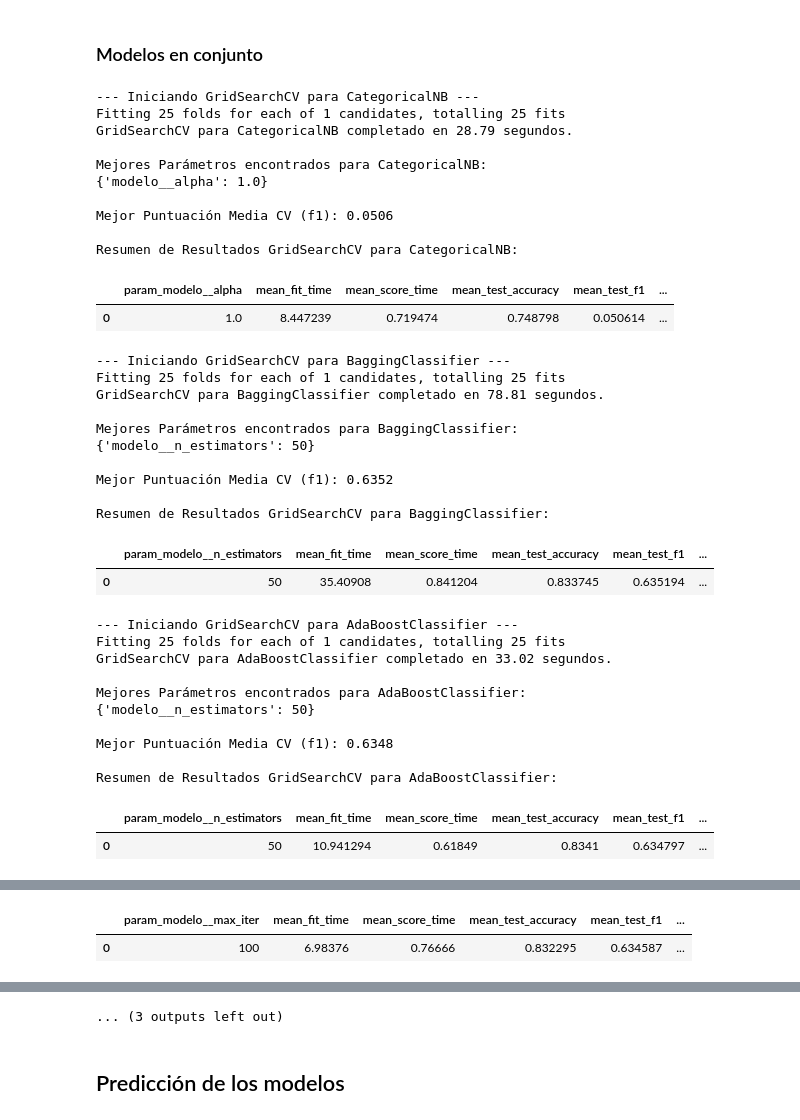
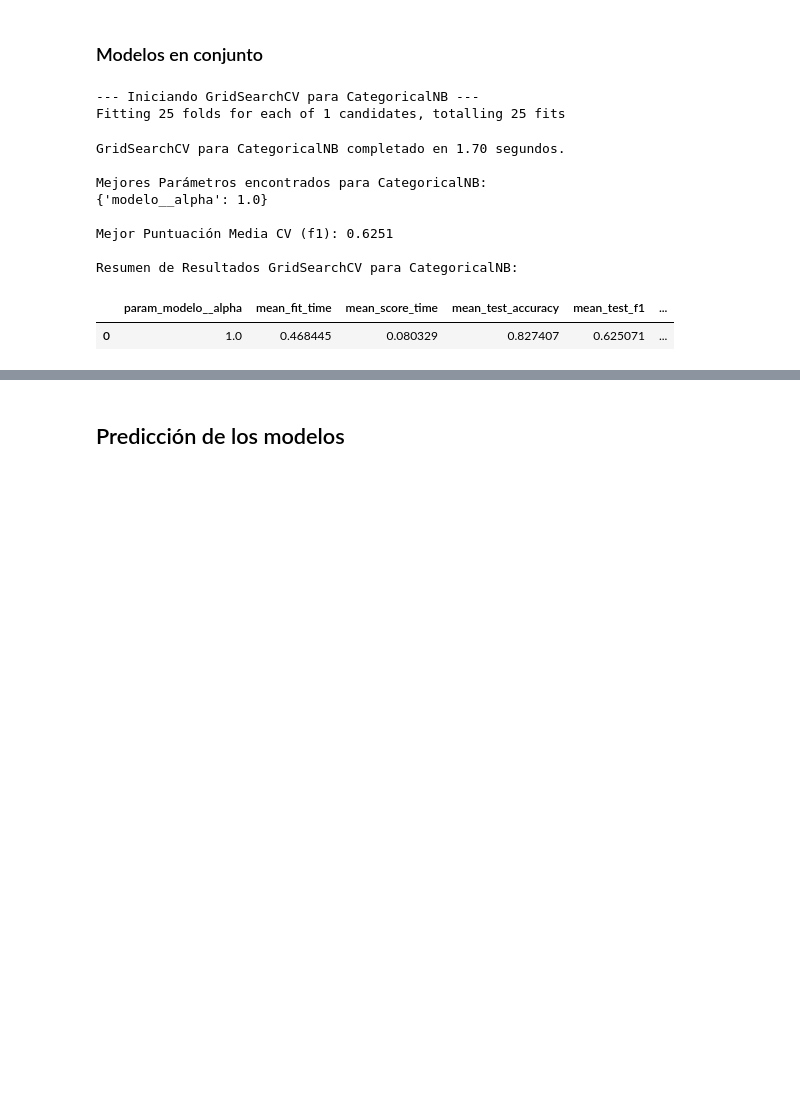
Before and after one commit to albertoPerez25/Clasificacion_Autonoma_de_Imagenes_Satelitales, a Jupyter notebook: Práctica 2 - Aprendizaje y selección de modelos de clasificación .ipynb, the cells around one changed output, grey strips where cells are left out. Drawn from its saved outputs; the diff is of its cells as text; code cells hidden in the pictures; blank space fills up the shorter version.

Commit message:
BUGFIX: Arreglado predicciones en el objeto modelo; Implementado pipeline para CategoricalNB

```diff
--- a/Práctica 2 - Aprendizaje y selección de modelos de clasificación .ipynb
+++ b/Práctica 2 - Aprendizaje y selección de modelos de clasificación .ipynb
@@ -973,6 +985,15 @@ preprocessor_NB = ColumnTransformer(
 
     verbose_feature_names_out=False # Para que no prefije nombres de transformadores a las features
 )
+
+preprocessor_CNB = ColumnTransformer(
+    transformers=[
+        ('num', numerical_pipeline_catNB, numerical_cols_NB+numerical_mnar_cols_NB+numerical_discretize_cols_NB),
+        ('cat', catagorical_pipeline_catNB, categorical_cols_NB),
+        #('num_discretize', numerical_pipeline_discretize_NB, numerical_discretize_cols_NB),
+    ],
+    remainder='drop'
+)
 # %% [markdown]
 ## Entrenamiento de los modelos
 # %% [markdown]
@@ -1094,17 +1115,11 @@ categorical_naive_bayes = CategoricalNB()
 
 pipeline_CNB =  Pipeline([
     # Imputación, Limpieza de Texto (No usa 'y')
-    ('preprocessor', preprocessor_NB),
-
-    # Target Encoding (SÍ usa 'y' de entrenamiento del fold)
-    ('encoder', target_encoder_NB),
-
-    # Para manejar variables correlacionadas
-    ('pca', pca_NB),
+    ('preprocessor', preprocessor_CNB),
 
     # Modelo de Clasificación/Regresión
     ('modelo', categorical_naive_bayes)
-]) #TODO: Solo da un 0.05, hay algo incompatible con este pipeline, hay que cambiarlo y hacerle uno unico
+])
 # %% [markdown]
 ### Bagging Classifier
 # %%
@@ -1318,7 +1333,7 @@ def optimize_with_grid_search(estimator, param_grid, X_train, y_train, cv_strate
 
     print(f"\nResumen de Resultados GridSearchCV para {model_name}:")
     display(results_df[cols_to_display])
-    return grid_search
+    return grid_search.best_estimator_
 # %% [markdown]
 ### Funciones para ejecutar la validación cruzada
 # %%
@@ -1393,7 +1408,7 @@ def cross_validation(model_pipeline, param_grid):
 def cross_validation_batch(models_dic):
     for model in models_dic:
         gc.collect()
-        model.results = cross_validation(model.pipeline,model.param_grid)
+        model.result = cross_validation(model.pipeline,model.param_grid)
     return models_dic
 # %% [markdown]
 ### Árbol de decisión
@@ -1609,66 +1624,42 @@ else:
 # %%
 class model:
     def __init__(self, name, pipeline, param_grid, result = None, prediction = None):
         self.name = name
         self.pipeline = pipeline
         self.param_grid = param_grid
         self.result = result
         self.prediction = prediction
 
 
 models_dic = [
     #model('DT',pipeline_DT, param_grid_DT),
     #model('NB',pipeline_NB, param_grid_NB),
     #model('RFC',pipeline_RFC, param_grid_RFC),
     #model('KNN', pipeline_KNN, param_grid_KNN),
     model('CNB', pipeline_CNB, param_grid_CNB),
-    model('BAG', pipeline_BAG, param_grid_BAG),
-    model('ADA', pipeline_ADA, param_grid_ADA),
-    model('GB', pipeline_GB, param_grid_GB),
-    model('HGB', pipeline_HGB, param_grid_HGB),
-    model('XGB', pipeline_XGB, param_grid_XGB),
-    model('LGBM', pipeline_LGBM, param_grid_LGBM)
+    #model('BAG', pipeline_BAG, param_grid_BAG),
+    #model('ADA', pipeline_ADA, param_grid_ADA),
+    #model('GB', pipeline_GB, param_grid_GB),
+    #model('HGB', pipeline_HGB, param_grid_HGB),
+    #model('XGB', pipeline_XGB, param_grid_XGB),
+    #model('LGBM', pipeline_LGBM, param_grid_LGBM)
 ]
 
 if (TESTEO_RÁPIDO):
     for model in models_dic:
         model.name = model.name + "_test"
 
 models_dic = cross_validation_batch(models_dic)
 # %% [output]
 --- Iniciando GridSearchCV para CategoricalNB ---
 Fitting 25 folds for each of 1 candidates, totalling 25 fits
-GridSearchCV para CategoricalNB completado en 28.79 segundos.
-
-Mejores Parámetros encontrados para CategoricalNB:
-{'modelo__alpha': 1.0}
-
-Mejor Puntuación Media CV (f1): 0.0506
-
-Resumen de Resultados GridSearchCV para CategoricalNB:
+GridSearchCV para CategoricalNB completado en 1.70 segundos.
+
+Mejores Parámetros encontrados para CategoricalNB:
+{'modelo__alpha': 1.0}
+
+Mejor Puntuación Media CV (f1): 0.6251
+
+Resumen de Resultados GridSearchCV para CategoricalNB:
 |  | param_modelo__alpha | mean_fit_time | mean_score_time | mean_test_accuracy | mean_test_f1 | ... |
-| 0 | 1.0 | 8.447239 | 0.719474 | 0.748798 | 0.050614 | ... |
+| 0 | 1.0 | 0.468445 | 0.080329 | 0.827407 | 0.625071 | ... |
---- Iniciando GridSearchCV para BaggingClassifier ---
-Fitting 25 folds for each of 1 candidates, totalling 25 fits
-GridSearchCV para BaggingClassifier completado en 78.81 segundos.
-
-Mejores Parámetros encontrados para BaggingClassifier:
-{'modelo__n_estimators': 50}
-
-Mejor Puntuación Media CV (f1): 0.6352
-
-Resumen de Resultados GridSearchCV para BaggingClassifier:
-|  | param_modelo__n_estimators | mean_fit_time | mean_score_time | mean_test_accuracy | mean_test_f1 | ... |
-| 0 | 50 | 35.40908 | 0.841204 | 0.833745 | 0.635194 | ... |
---- Iniciando GridSearchCV para AdaBoostClassifier ---
-Fitting 25 folds for each of 1 candidates, totalling 25 fits
-GridSearchCV para AdaBoostClassifier completado en 33.02 segundos.
-
-Mejores Parámetros encontrados para AdaBoostClassifier:
-{'modelo__n_estimators': 50}
-
-Mejor Puntuación Media CV (f1): 0.6348
-
-Resumen de Resultados GridSearchCV para AdaBoostClassifier:
-|  | param_modelo__n_estimators | mean_fit_time | mean_score_time | mean_test_accuracy | mean_test_f1 | ... |
-| 0 | 50 | 10.941294 | 0.61849 | 0.8341 | 0.634797 | ... |
@@ -1697,2 +1665,0 @@ Resumen de Resultados GridSearchCV para HistGradientBoostingClassifier:
-|  | param_modelo__max_iter | mean_fit_time | mean_score_time | mean_test_accuracy | mean_test_f1 | ... |
-| 0 | 100 | 6.98376 | 0.76666 | 0.832295 | 0.634587 | ... |
@@ -1709,4 +1666,3 @@ Resumen de Resultados GridSearchCV para XGBClassifier:
-... (3 outputs left out)
 # %% [markdown]
 ## Predicción de los modelos
 # %% [markdown]
```
Also changed, not shown: parts of 4 cells of this notebook.
